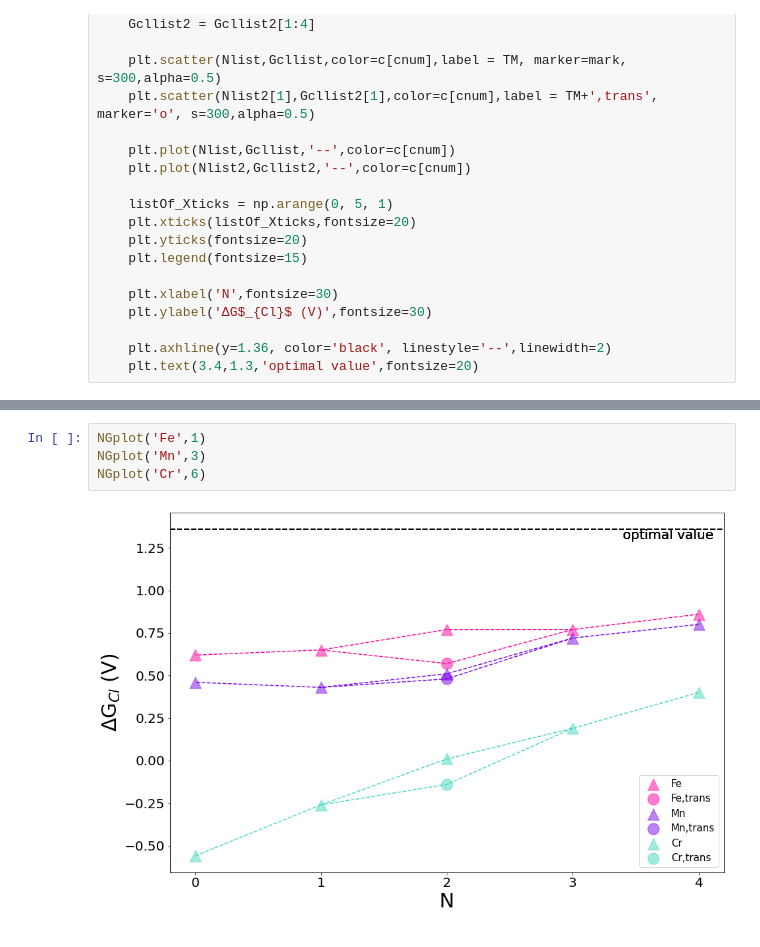
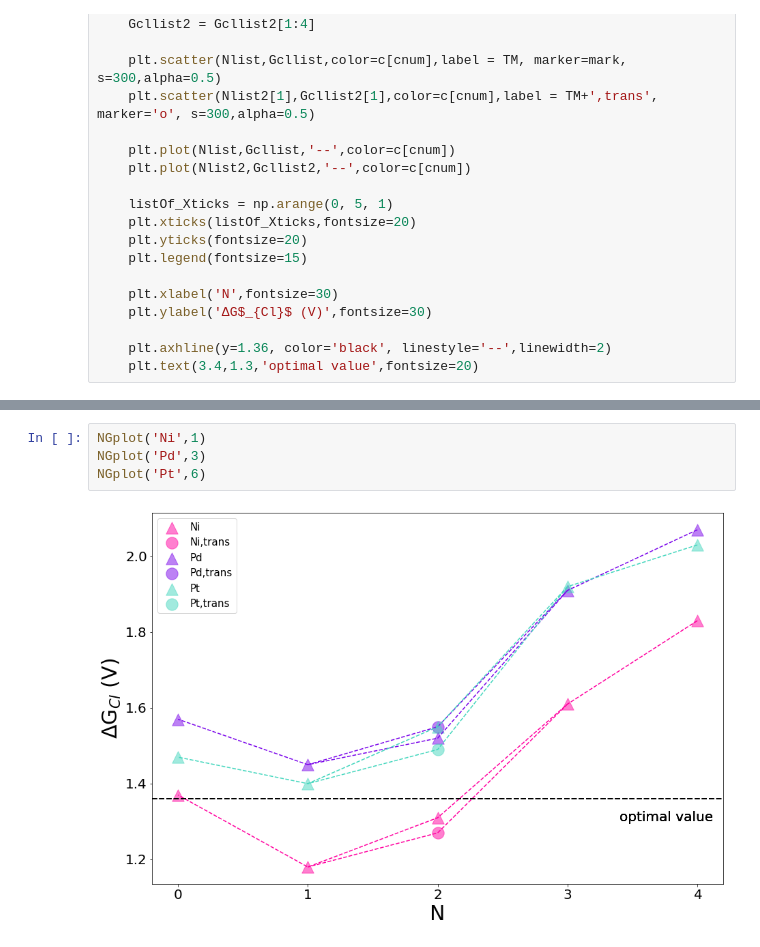
Before and after one commit to hjyang2798/CER_repository_CCEL, a Jupyter notebook: Climbvolcano.ipynb, the cells around one changed output, grey strips where cells are left out. Saved outputs shown, nothing was run; the diff lists cells and outputs as text.

```diff
--- a/Climbvolcano.ipynb
+++ b/Climbvolcano.ipynb
@@ -293,6 +275,6 @@ NGplot('Au',6)
-# %%
-NGplot('Fe',1)
-NGplot('Mn',3)
-NGplot('Cr',6)
-# %% [output]
-[figure, removed]
+# %%
+NGplot('Ni',1)
+NGplot('Pd',3)
+NGplot('Pt',6)
+# %% [output]
+[figure, added]
```
Also changed, not shown: parts of 6 cells of this notebook.
